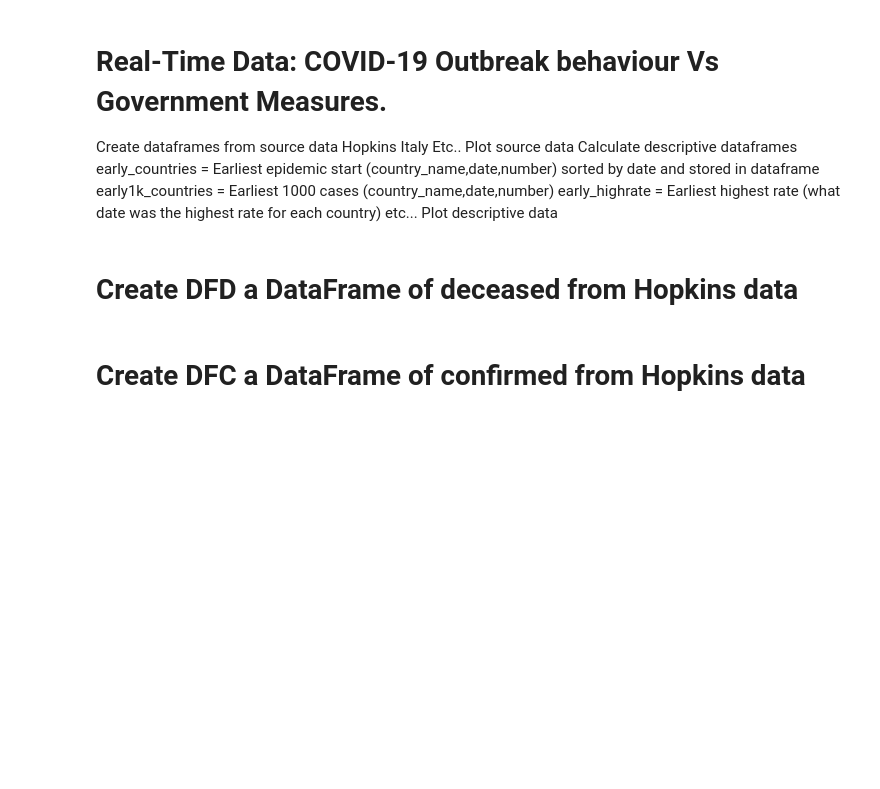
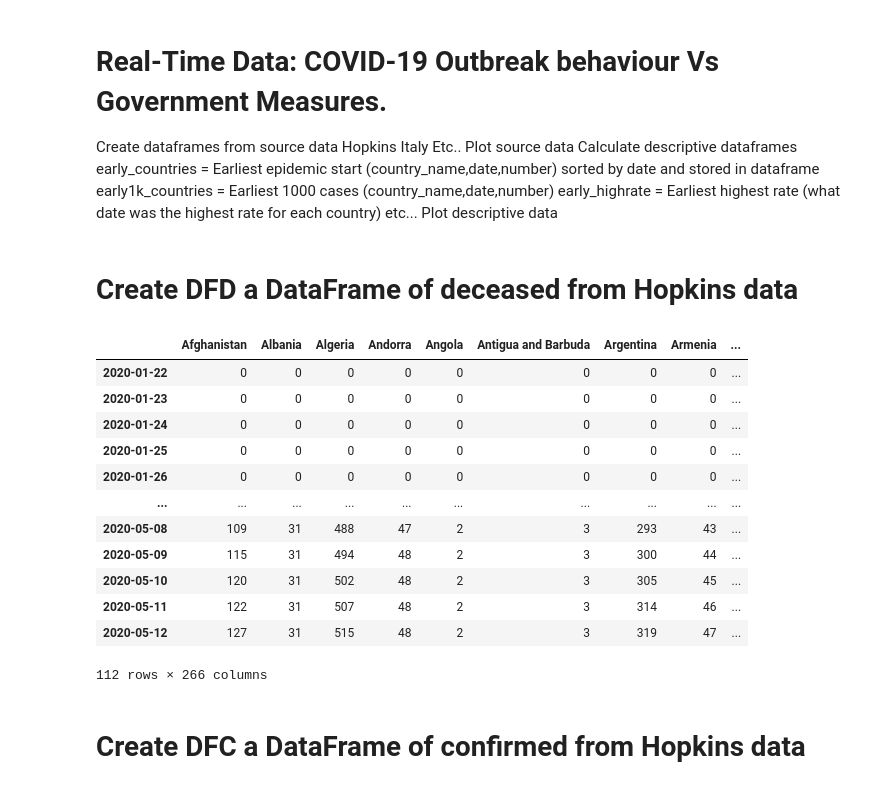
Before and after one commit to Muhibu/Spatial_Analysis_COVID-19, a Jupyter notebook: COVIDintern.ipynb, the cells around one changed output. Cells and saved outputs as stored; diff of their text form; code cells hidden in the pictures; blank space fills up the shorter version.

```diff
--- a/COVIDintern.ipynb
+++ b/COVIDintern.ipynb
@@ -16,27 +16,45 @@ Plot descriptive data
 # %%
 # -*- coding: utf-8 -*-
 """
 Plot rates of changes per day and per country froo the COVID epidemic
 Created on Thu Apr 23 00:03:57 2020
 @author: pmannoni
 """
 
 import pandas as pd
 import matplotlib.pyplot as plt
 import numpy as np
+from matplotlib.pyplot import figure #figure(num=None, figsize=(8, 6))
+from numpy.polynomial import Legendre as L
+
 
 covid=pd.read_csv('https://raw.githubusercontent.com/CSSEGISandData/COVID-19/master/csse_covid_19_data/csse_covid_19_time_series/time_series_covid19_deaths_global.csv')
 #print(covid)
 
 # =========Convert data from github into a dataframe with dates as index and countries/province as column names
 dfd=covid.T # transpose covid dataframe into df dataframe
 countries=list(covid['Country/Region']) # create a list 'countries' of countries from the column 'Country/Region' in covid
 province=list(covid['Province/State']) # create a list of 'province' from the column 'Province/State' in covid
 colnamesD= [i if str(j)=='nan' else i+'/'+j  for i, j in zip(countries, province)] # create a list by concatenating countries names and "/" and province names
 dfd.columns= colnamesD # Set new column names to df dataframe
 dfd=dfd.drop(dfd.index[[0,1,2,3]]) # remove the first 4 lines of df with country, province, lat,long
 dfd.index=pd.to_datetime(dfd.index, format='%m/%d/%y') # set new index with date as datetime64[ns] format
+dfd
 #colnamesD
+# %% [output]
+|  | Afghanistan | Albania | Algeria | Andorra | Angola | Antigua and Barbuda | Argentina | Armenia | ... |
+| 2020-01-22 | 0 | 0 | 0 | 0 | 0 | 0 | 0 | 0 | ... |
+| 2020-01-23 | 0 | 0 | 0 | 0 | 0 | 0 | 0 | 0 | ... |
+| 2020-01-24 | 0 | 0 | 0 | 0 | 0 | 0 | 0 | 0 | ... |
+| 2020-01-25 | 0 | 0 | 0 | 0 | 0 | 0 | 0 | 0 | ... |
+| 2020-01-26 | 0 | 0 | 0 | 0 | 0 | 0 | 0 | 0 | ... |
+| ... | ... | ... | ... | ... | ... | ... | ... | ... | ... |
+| 2020-05-08 | 109 | 31 | 488 | 47 | 2 | 3 | 293 | 43 | ... |
+| 2020-05-09 | 115 | 31 | 494 | 48 | 2 | 3 | 300 | 44 | ... |
+| 2020-05-10 | 120 | 31 | 502 | 48 | 2 | 3 | 305 | 45 | ... |
+| 2020-05-11 | 122 | 31 | 507 | 48 | 2 | 3 | 314 | 46 | ... |
+| 2020-05-12 | 127 | 31 | 515 | 48 | 2 | 3 | 319 | 47 | ... |
+112 rows × 266 columns
 # %% [markdown]
 # Create DFC a DataFrame of confirmed from Hopkins data
 # %%
```
Also changed, not shown: parts of 20 cells of this notebook.
